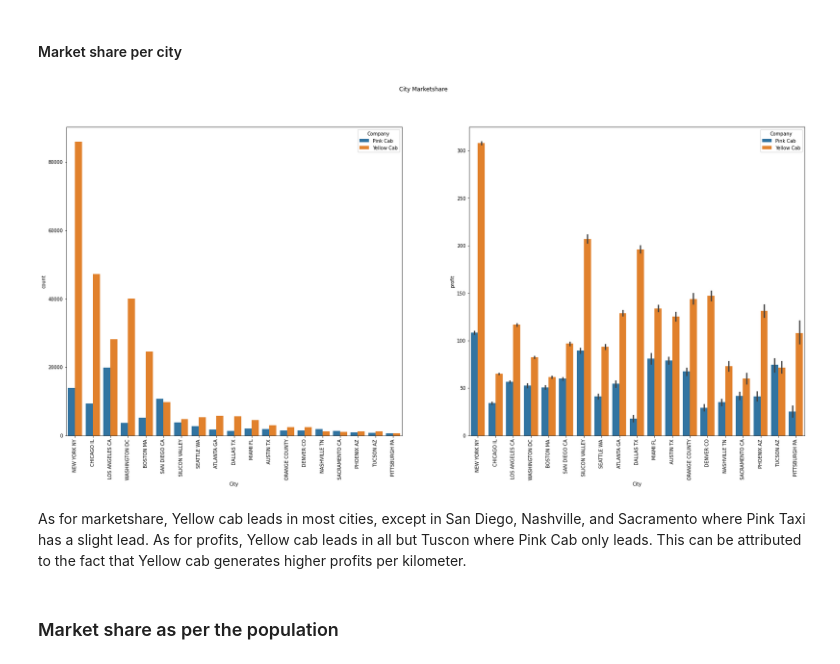
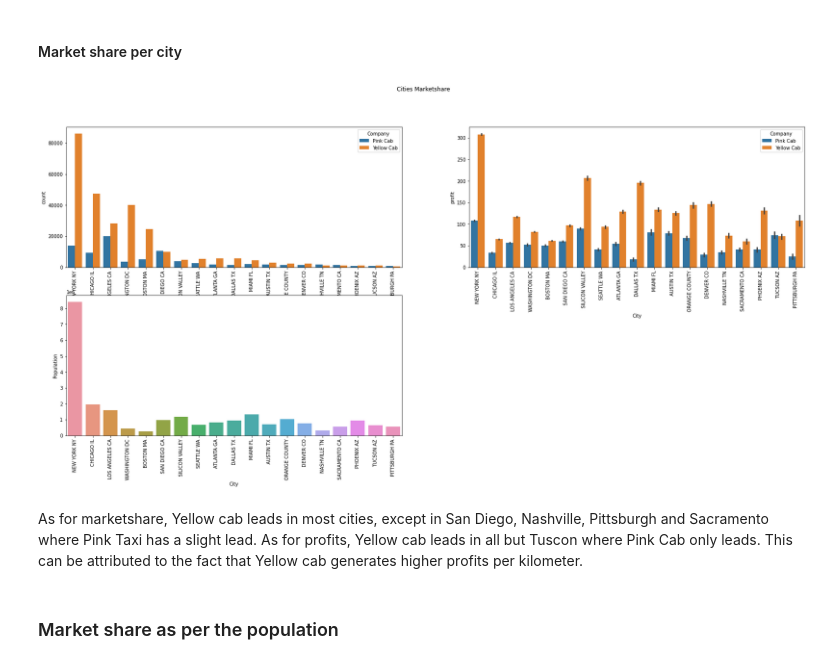
Before and after one commit to Jaeljane/Cab-Insight, a Jupyter notebook: Exploratory data analysis (Cab).ipynb, the cells around one changed output. Saved outputs shown, nothing was run; the diff lists cells and outputs as text; code cells hidden in the pictures.

```diff
--- a/Exploratory data analysis (Cab).ipynb
+++ b/Exploratory data analysis (Cab).ipynb
@@ -88,17 +88,21 @@ Text(0.5, 1.0, '')
 # %%
 plt.figure(figsize=[28, 12])
 plt.suptitle('Cities Marketshare')
-plt.subplot(1, 2, 1)
+plt.subplot(2, 2, 1)
 sns.countplot(x='City', data=df, order = df['City'].value_counts().index, hue='Company')
 plt.xticks(rotation=90)
 
-plt.subplot(1, 2, 2)
+plt.subplot(2, 2, 2)
 sns.barplot(data=df, x='City', y='profit', hue='Company', order = df['City'].value_counts().index)
+plt.xticks(rotation=90)
+
+plt.subplot(2, 2, 3)
+sns.barplot(data=df, x='City', y='Population', order = df['City'].value_counts().index)
 plt.xticks(rotation=90);
 # %% [output]
-[figure, old version]
+[figure, new version]
 # %% [markdown]
-As for marketshare, Yellow cab leads in most cities, except in San Diego, Nashville, and Sacramento where Pink Taxi has a slight lead. As for profits, Yellow cab leads in all but Tuscon where Pink Cab only leads. This can be attributed to the fact that Yellow cab generates higher profits per kilometer.
+As for marketshare, Yellow cab leads in most cities, except in San Diego, Nashville, Pittsburgh and Sacramento where Pink Taxi has a slight lead. As for profits, Yellow cab leads in all but Tuscon where Pink Cab only leads. This can be attributed to the fact that Yellow cab generates higher profits per kilometer.
 # %% [markdown]
 ### Market share as per the population
 # %%
```
Also changed, not shown: parts of 11 cells of this notebook.
